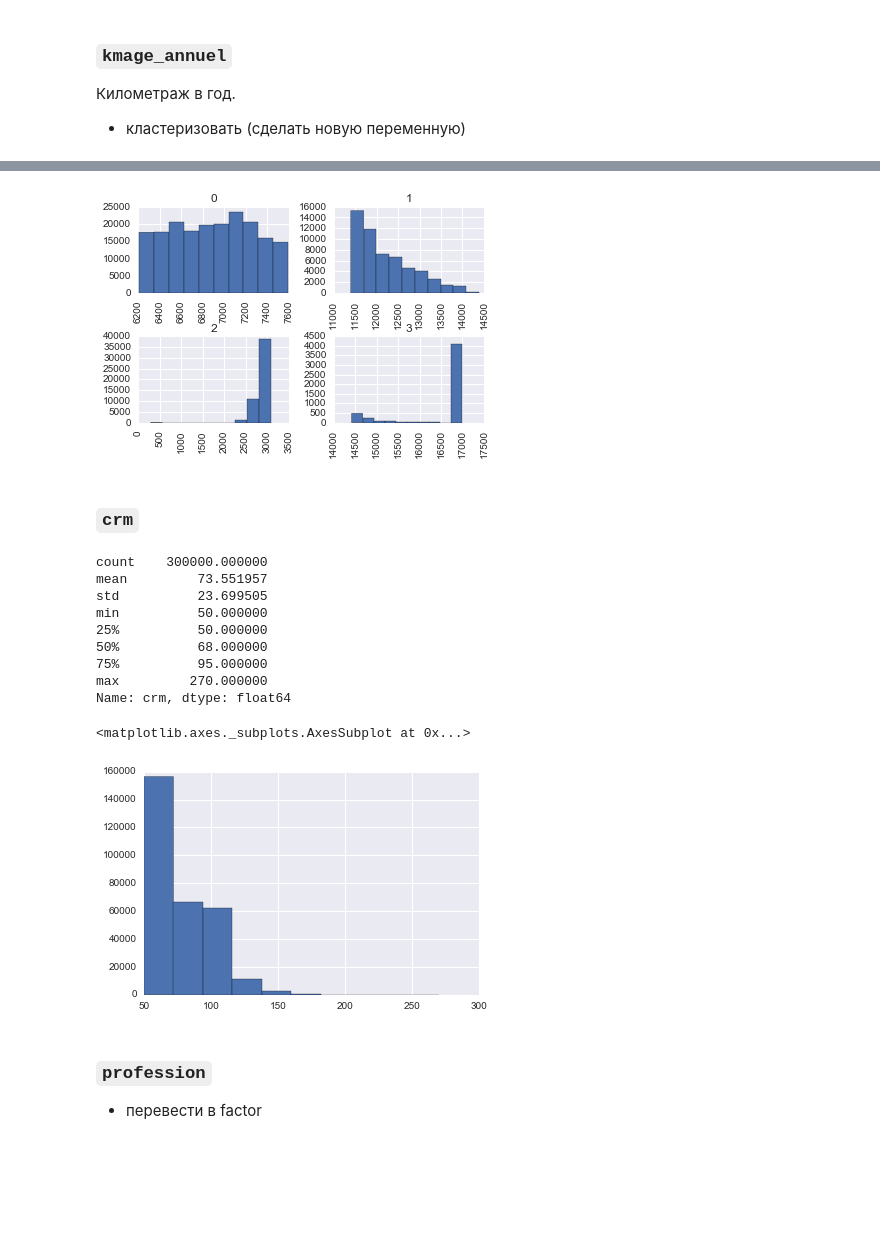
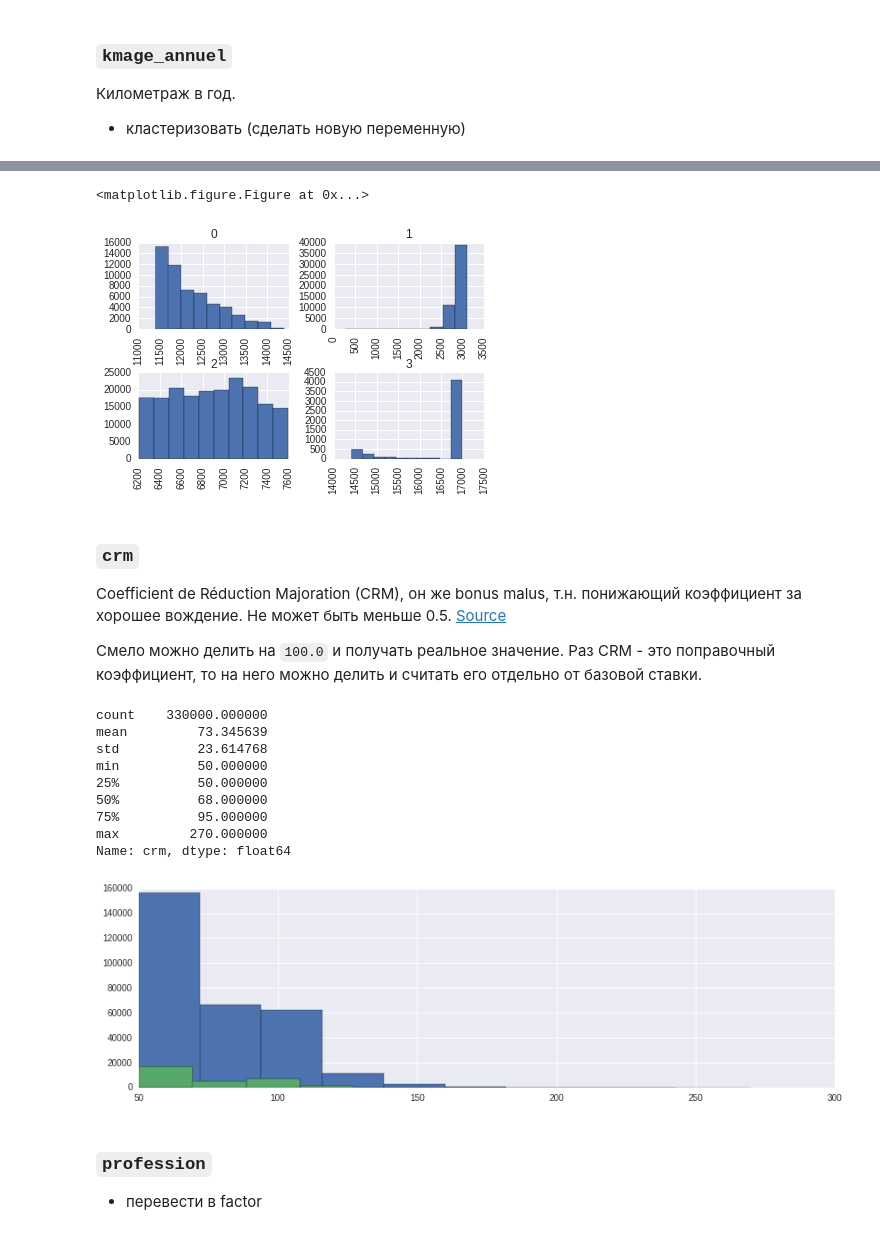
Before and after one commit to demidovakatya/competitions, a Jupyter notebook: exploratory_data_analysis.ipynb, the cells around one changed output, grey strips where cells are left out. Cells and saved outputs as stored; diff of their text form; code cells hidden in the pictures; blank space fills up the shorter version.

```diff
--- a/exploratory_data_analysis.ipynb
+++ b/exploratory_data_analysis.ipynb
@@ -388,27 +429,35 @@ kmage_annuel.hist(by=km_3.labels_);
 km_4 = cluster.KMeans(n_clusters=4)
 km_4.fit(kmage_annuel)
 
+plt.figure(figsize=(14,6))
 kmage_annuel.hist(by=km_4.labels_);
 # %% [output]
+<matplotlib.figure.Figure at 0x...>
-[figure, old version]
+[figure, new version]
-# %% [markdown]
-### `crm`
+# %% [markdown]
+### `crm`
+
+Coefficient de Réduction Majoration (CRM), он же bonus malus, т.н. понижающий коэффициент за хорошее вождение. Не может быть меньше 0.5. [Source](http://www.direct-assurance.fr/assurance/assurance-auto/faq-auto/evolution-du-bonus-malus-@/view-161-dafaq.html)
+
+Смело можно делить на `100.0` и получать реальное значение.
+Раз CRM - это поправочный коэффициент, то на него можно делить и считать его отдельно от базовой ставки.
 # %%
-print(X.crm.describe())
+print(df.crm.describe())
+plt.figure(figsize=(14,4))
 X.crm.hist();
+X_test.crm.hist();
 # np.log(X.crm).hist();
 # %% [output]
-count    300000.000000
-mean         73.551957
-std          23.699505
+count    330000.000000
+mean         73.345639
+std          23.614768
 min          50.000000
 25%          50.000000
 50%          68.000000
 75%          95.000000
 max         270.000000
 Name: crm, dtype: float64
-<matplotlib.axes._subplots.AxesSubplot at 0x...>
-[figure, old version]
+[figure, new version]
 # %%
 # X.crm.value_counts()
 # %% [markdown]
```
Also changed, not shown: parts of 13 cells of this notebook.
